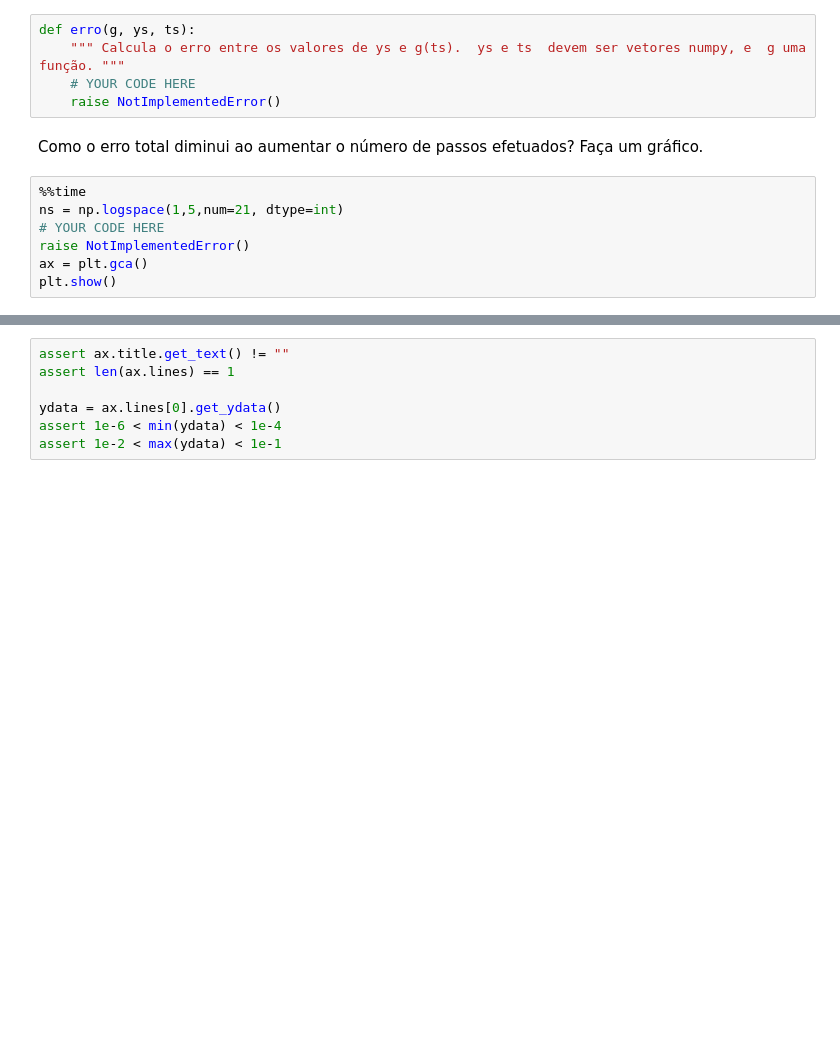
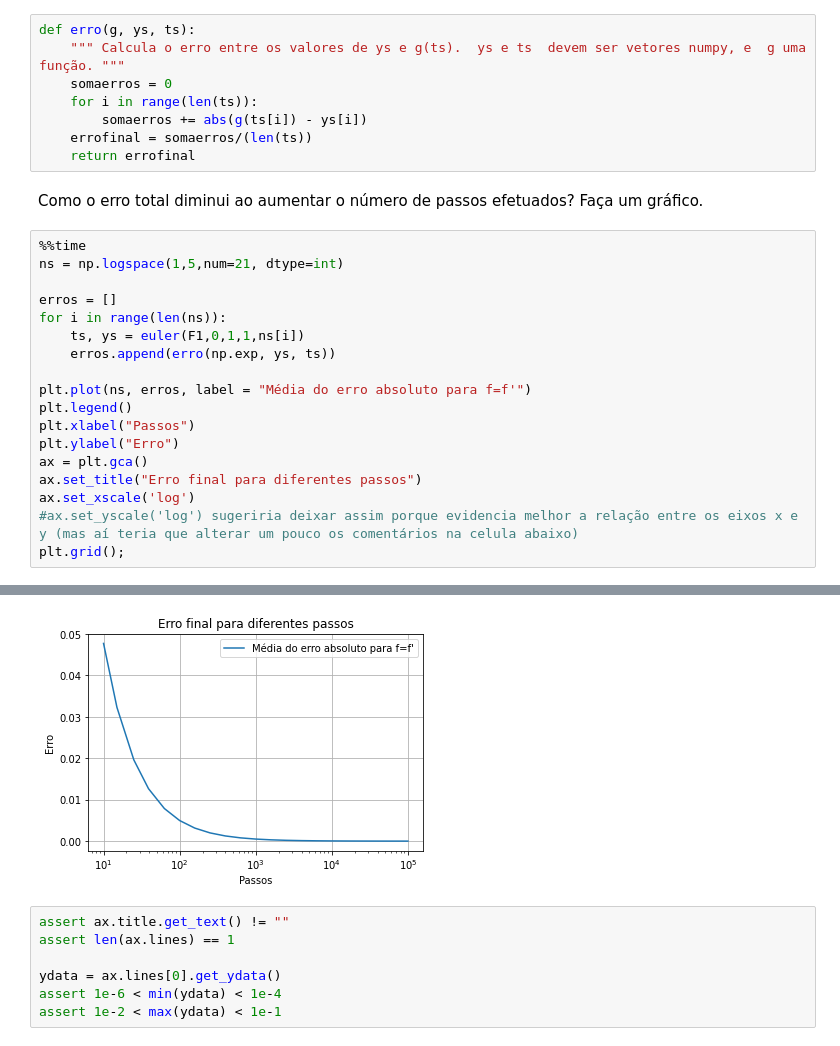
Before and after one commit to d-nct/cc1-projeto2, a Jupyter notebook: Projeto2.ipynb, the cells around one changed output, grey strips where cells are left out. Saved outputs shown, nothing was run; the diff lists cells and outputs as text; blank space fills up the shorter version.

```diff
--- a/Projeto2.ipynb
+++ b/Projeto2.ipynb
@@ -108,15 +138,30 @@ Usamos a média, e não a soma, porque ao variar o número de passos esta quanti
 # %%
 def erro(g, ys, ts):
     """ Calcula o erro entre os valores de ys e g(ts).  ys e ts  devem ser vetores numpy, e  g uma função. """
-    # YOUR CODE HERE
-    raise NotImplementedError()
+    somaerros = 0
+    for i in range(len(ts)):
+        somaerros += abs(g(ts[i]) - ys[i])
+    errofinal = somaerros/(len(ts))
+    return errofinal
 # %% [markdown]
 Como o erro total diminui ao aumentar o número de passos efetuados?
 Faça um gráfico.
-# %%
-%%time
-ns = np.logspace(1,5,num=21, dtype=int)
-# YOUR CODE HERE
-raise NotImplementedError()
-ax = plt.gca()
-plt.show()
+# %%
+%%time
+ns = np.logspace(1,5,num=21, dtype=int)
+
+erros = []
+for i in range(len(ns)):
+    ts, ys = euler(F1,0,1,1,ns[i])
+    erros.append(erro(np.exp, ys, ts))
+
+plt.plot(ns, erros, label = "Média do erro absoluto para f=f'")
+plt.legend()
+plt.xlabel("Passos")
+plt.ylabel("Erro")
+ax = plt.gca()
+ax.set_title("Erro final para diferentes passos")
+ax.set_xscale('log')
+#ax.set_yscale('log') sugeriria deixar assim porque evidencia melhor a relação entre os eixos x e y (mas aí teria que alterar um pouco os comentários na celula abaixo)
+plt.grid();
+# %% [output]
@@ -123,3 +170,4 @@ plt.show()
+[figure, added]
 # %%
 assert ax.title.get_text() != ""
 assert len(ax.lines) == 1
```
Also changed, not shown: parts of 38 cells of this notebook.
